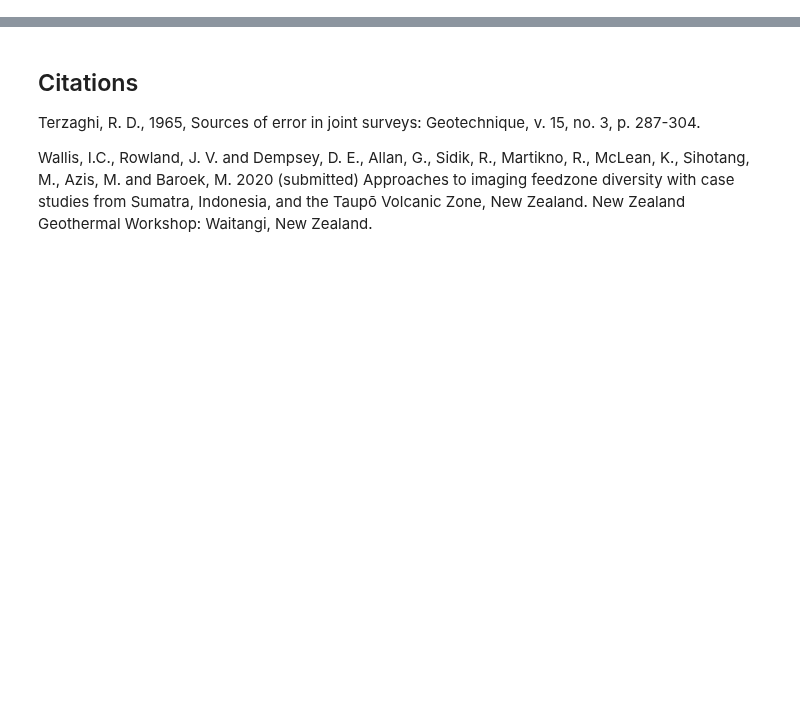
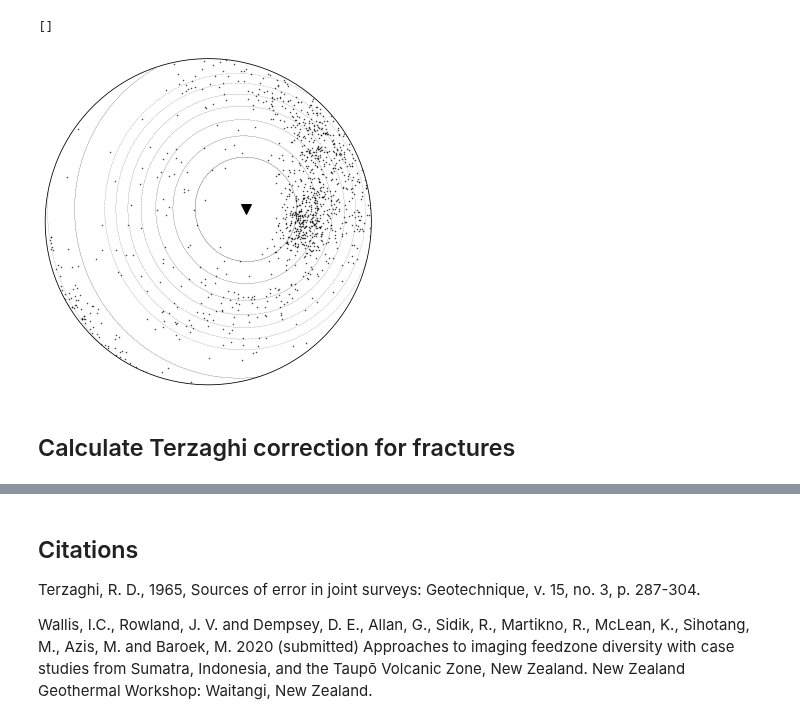
Before and after one commit to ICWallis/fractoolbox, a Jupyter notebook: demo-geometric-sample-bias.ipynb, the cells around one changed output, grey strips where cells are left out. Cells and saved outputs as stored; diff of their text form; code cells hidden in the pictures; blank space fills up the shorter version.

```diff
--- a/demo-geometric-sample-bias.ipynb
+++ b/demo-geometric-sample-bias.ipynb
@@ -59 +101,32 @@ import mplstereonet
+# %%
+fig = plt.figure(figsize=(6,6))
+ax1 = fig.add_subplot(111, projection='equal_area_stereonet')
+
+ax1.pole(fractures.strike360, fractures.dip_deg, color='k', markersize=0.5, alpha=0.8)
+
+# plot the isogenic contours
+ms = 0.06
+for ax in [ax1]:
+    ax.pole(strike0,dip0,'.',markersize=ms,color='k')
+    #ax.pole(strike1,dip1,'.',markersize=ms,color='k')
+    #ax.pole(strike2,dip2,'.',markersize=ms,color='k')
+    ax.pole(strike3,dip3,'.',markersize=ms,color='k')
+    ax.pole(strike4,dip4,'.',markersize=ms,color='k')
+    ax.pole(strike5,dip5,'.',markersize=ms,color='k')
+    ax.pole(strike6,dip6,'.',markersize=ms,color='k')
+    ax.pole(strike7,dip7,'.',markersize=ms,color='k')
+    ax.pole(strike8,dip8,'.',markersize=ms,color='k')
+    ax.pole(strike9,dip9,'.',markersize=ms,color='k')
+    ax.pole(strikeX,dipX,'.',markersize=ms,color='k')
+
+# plot the well
+ax1.line(wpl,waz,marker='v',markersize=10,color='k')
+
+# remove labels
+ax1.set_azimuth_ticklabels([])
+# %% [output]
+[]
+[figure, added]
+# %% [markdown]
+## Calculate Terzaghi correction for fractures
 # %%
```
Also changed, not shown: parts of 16 cells of this notebook.
